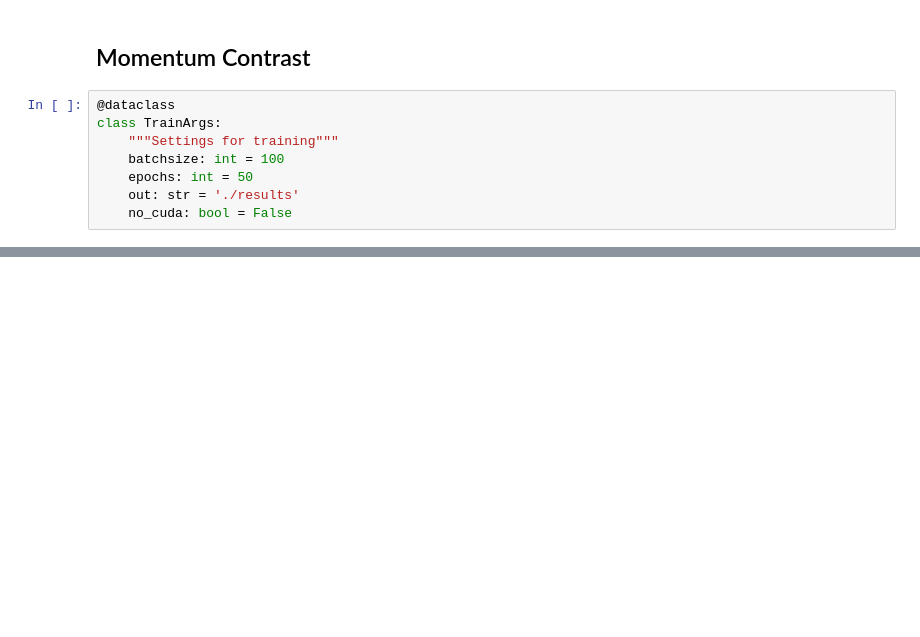
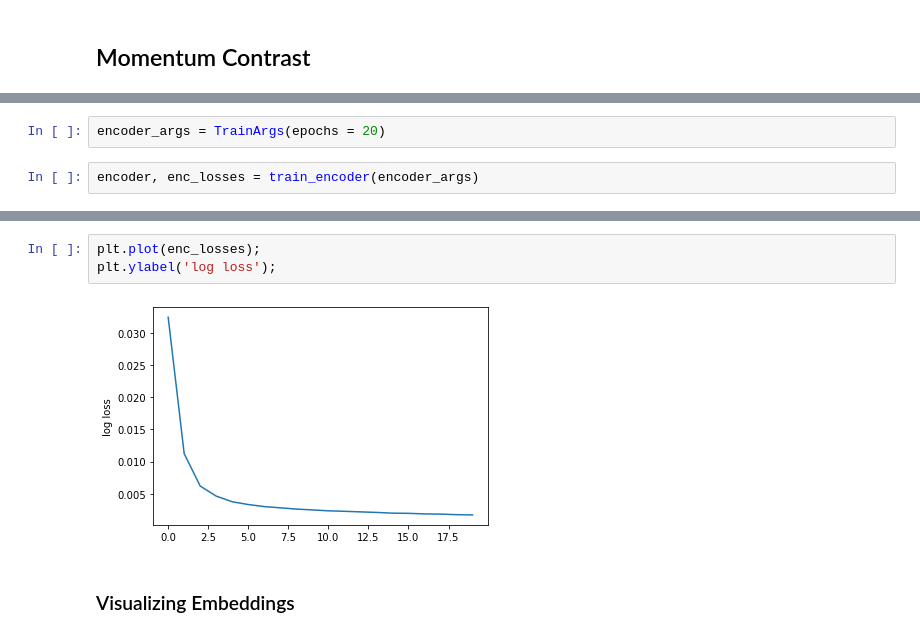
Before and after one commit to Allen-Z-4230/MoCo-CIFAR10, a Jupyter notebook: comparison.ipynb, the cells around one changed output, grey strips where cells are left out. Saved outputs shown, nothing was run; the diff lists cells and outputs as text; blank space fills up the shorter version.

```diff
--- a/comparison.ipynb
+++ b/comparison.ipynb
@@ -37,10 +40,2 @@ ConvNet(
 # %% [markdown]
 ## Momentum Contrast
-# %%
-@dataclass
-class TrainArgs:
-    """Settings for training"""
-    batchsize: int = 100
-    epochs: int = 50
-    out: str = './results'
-    no_cuda: bool = False
@@ -114,0 +44,4 @@ torch.save(model_q.state_dict(), os.path.join(out_dir, 'model.pth'))
+# %%
+encoder_args = TrainArgs(epochs = 20)
+# %%
+encoder, enc_losses = train_encoder(encoder_args)
@@ -114,0 +66,7 @@ torch.save(model_q.state_dict(), os.path.join(out_dir, 'model.pth'))
+# %%
+plt.plot(enc_losses);
+plt.ylabel('log loss');
+# %% [output]
+[figure, added]
+# %% [markdown]
+### Visualizing Embeddings
```
Also changed, not shown: parts of 31 cells of this notebook, 7 other files.
